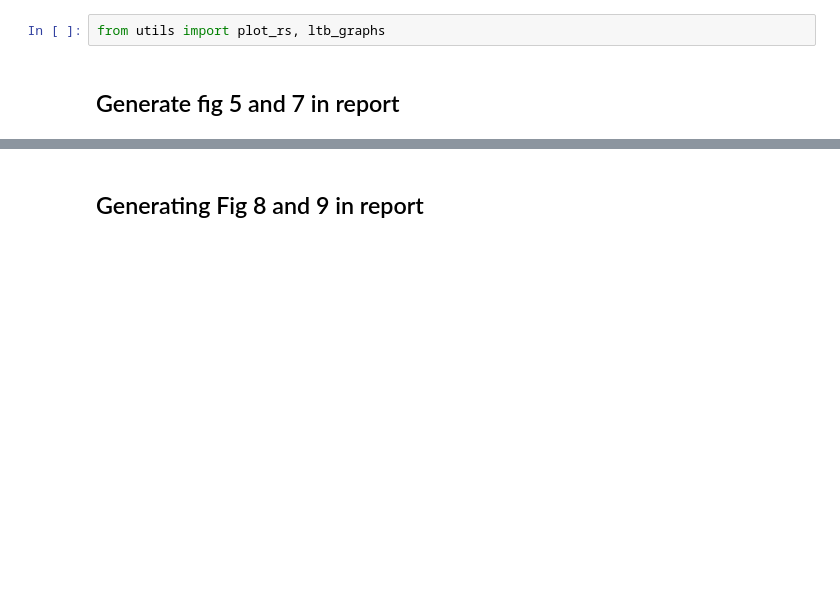
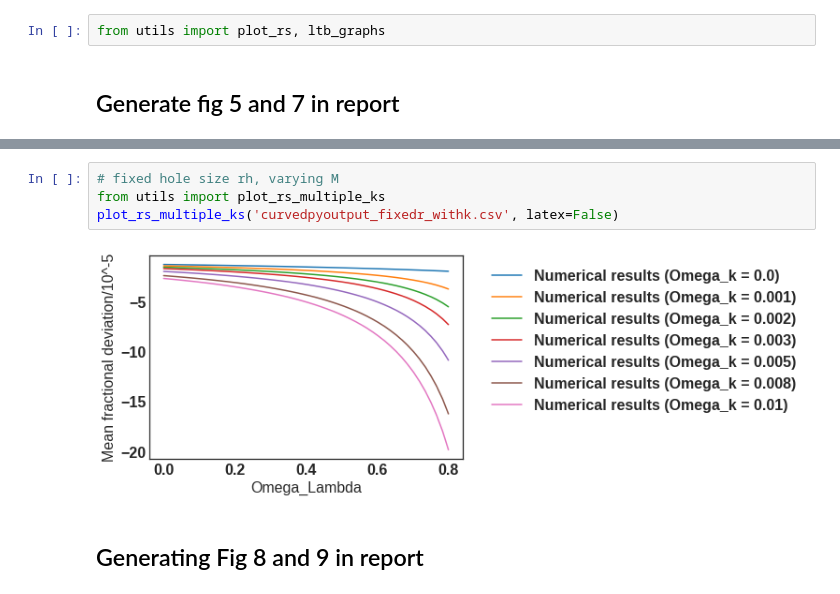
Before and after one commit to lingxz/lightbending, a Jupyter notebook: produce_plot.ipynb, the cells around one changed output, grey strips where cells are left out. Drawn from its saved outputs; the diff is of its cells as text; blank space fills up the shorter version.

```diff
--- a/produce_plot.ipynb
+++ b/produce_plot.ipynb
@@ -20,3 +38,9 @@ plot_rs('data/curvedpyoutput.csv', plot_ishak=True, plot_kantowski=True, latex=T
+# %%
+# fixed hole size rh, varying M
+from utils import plot_rs_multiple_ks
+plot_rs_multiple_ks('curvedpyoutput_fixedr_withk.csv', latex=False)
+# %% [output]
+[figure, added]
 # %% [markdown]
 ## Generating Fig 8 and 9 in report
 # %%
```
Also changed, not shown: parts of 5 cells of this notebook, 8 other files.
